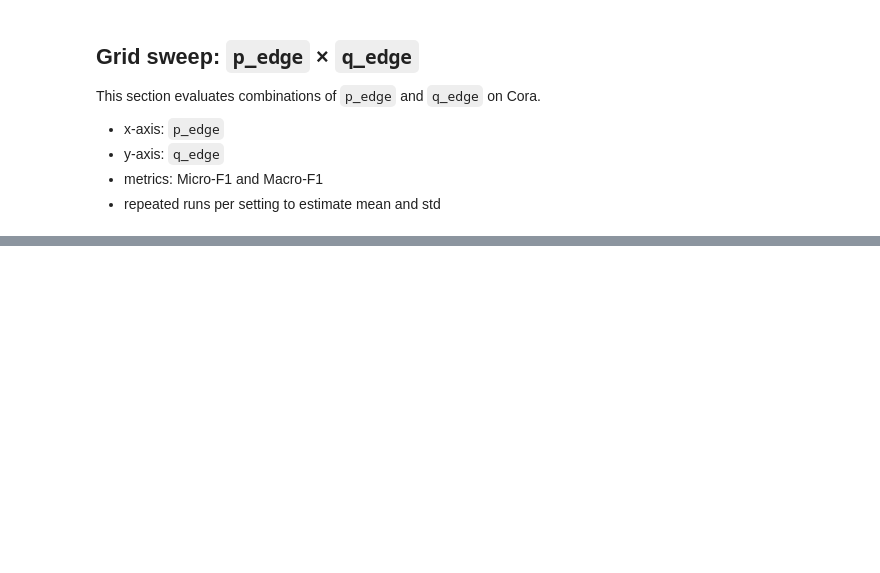
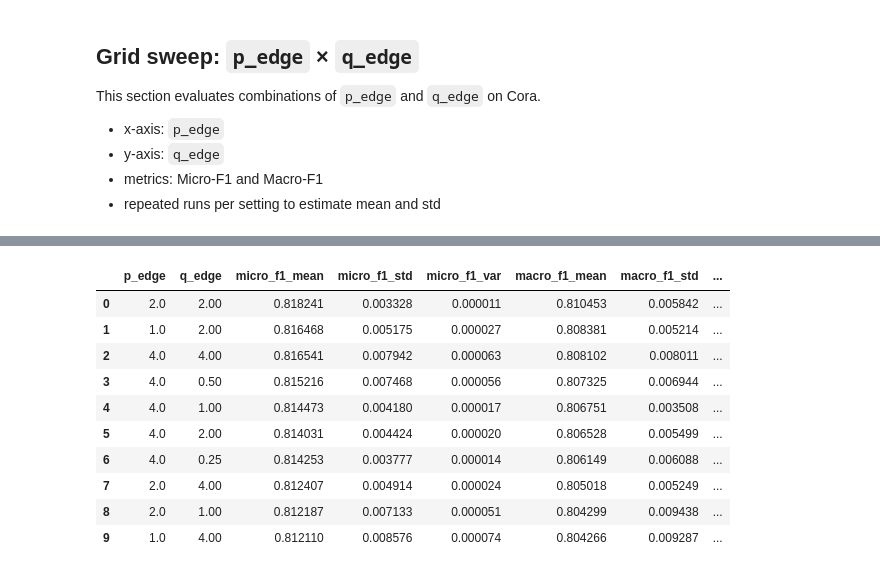
Before and after one commit to aduntslusine/hypergraphs, a Jupyter notebook: cora_hmrw_qedge_sweep.ipynb, the cells around one changed output, grey strips where cells are left out. Cells and saved outputs as stored; diff of their text form; code cells hidden in the pictures; blank space fills up the shorter version.

```diff
--- a/cora_hmrw_qedge_sweep.ipynb
+++ b/cora_hmrw_qedge_sweep.ipynb
@@ -383,0 +333,79 @@ results_pq.head(10)
+# %%
+pq_fixed_params = dict(
+    p=1.0,
+    q=1.0,
+    num_walks=10,
+    walk_length=40,
+    window=10,
+    dim=128,
+    workers=1,
+)
+
+p_edge_grid = [0.25, 0.5, 1.0, 2.0, 4.0]
+q_edge_grid = [0.25, 0.5, 1.0, 2.0, 4.0]
+n_repeats_pq = 5
+base_seed_pq = 42
+
+results_dir = Path("results") / "cora"
+results_dir.mkdir(parents=True, exist_ok=True)
+results_pq_path = results_dir / "hmrw_pedge_qedge_grid.csv"
+
+required_cols = [
+    "p_edge", "q_edge",
+    "micro_f1_mean", "micro_f1_std", "micro_f1_var",
+    "macro_f1_mean", "macro_f1_std", "macro_f1_var",
+]
+
+if results_pq_path.exists():
+    results_pq = pd.read_csv(results_pq_path)
+    missing = [c for c in required_cols if c not in results_pq.columns]
+    if missing:
+        raise ValueError(f"Existing file missing columns: {missing}")
+    results_pq["p_edge"] = results_pq["p_edge"].astype(float)
+    results_pq["q_edge"] = results_pq["q_edge"].astype(float)
+    print(f"Loaded existing file: {results_pq_path} ({len(results_pq)} rows)")
+else:
+    results_pq = pd.DataFrame(columns=required_cols)
+    print(f"Starting new file: {results_pq_path}")
+
+completed = {(float(r.p_edge), float(r.q_edge)) for r in results_pq.itertuples(index=False)}
+
+for p_edge in p_edge_grid:
+    for q_edge in q_edge_grid:
+        key = (float(p_edge), float(q_edge))
+        if key in completed:
+            print(f"Skip existing pair p_edge={p_edge}, q_edge={q_edge}")
+            continue
+
+        print(f"Run pair p_edge={p_edge}, q_edge={q_edge}")
+        micro_runs, macro_runs = [], []
+        for rep in range(n_repeats_pq):
+            seed = base_seed_pq + rep
+            X = hmrw_embeddings(H, p_edge=p_edge, q_edge=q_edge, seed=seed, **pq_fixed_params)
+            micro, macro = evaluate_embeddings(X, y, seed=seed)
+            micro_runs.append(micro)
+            macro_runs.append(macro)
+
+        row = {
+            "p_edge": float(p_edge),
+            "q_edge": float(q_edge),
+            "micro_f1_mean": float(np.mean(micro_runs)),
+            "micro_f1_std": float(np.std(micro_runs)),
+            "micro_f1_var": float(np.var(micro_runs)),
+            "macro_f1_mean": float(np.mean(macro_runs)),
+            "macro_f1_std": float(np.std(macro_runs)),
+            "macro_f1_var": float(np.var(macro_runs)),
+        }
+
+        results_pq = pd.concat([results_pq, pd.DataFrame([row])], ignore_index=True)
+        results_pq = results_pq.sort_values(["p_edge", "q_edge"]).drop_duplicates(
+            subset=["p_edge", "q_edge"], keep="last"
+        )
+        results_pq.to_csv(results_pq_path, index=False)
+        completed.add(key)
+        print(f"Saved progress: {len(results_pq)} rows")
+
+results_pq = results_pq.sort_values(["macro_f1_mean", "micro_f1_mean"], ascending=False)
+print(f"Done. Final rows: {len(results_pq)}")
+results_pq.head(10)
+# %% [output]
@@ -384,3 +429,14 @@ results_pq.head(10)
+|  | p_edge | q_edge | micro_f1_mean | micro_f1_std | micro_f1_var | macro_f1_mean | macro_f1_std | ... |
+| 0 | 2.0 | 2.00 | 0.818241 | 0.003328 | 0.000011 | 0.810453 | 0.005842 | ... |
+| 1 | 1.0 | 2.00 | 0.816468 | 0.005175 | 0.000027 | 0.808381 | 0.005214 | ... |
+| 2 | 4.0 | 4.00 | 0.816541 | 0.007942 | 0.000063 | 0.808102 | 0.008011 | ... |
+| 3 | 4.0 | 0.50 | 0.815216 | 0.007468 | 0.000056 | 0.807325 | 0.006944 | ... |
+| 4 | 4.0 | 1.00 | 0.814473 | 0.004180 | 0.000017 | 0.806751 | 0.003508 | ... |
+| 5 | 4.0 | 2.00 | 0.814031 | 0.004424 | 0.000020 | 0.806528 | 0.005499 | ... |
+| 6 | 4.0 | 0.25 | 0.814253 | 0.003777 | 0.000014 | 0.806149 | 0.006088 | ... |
+| 7 | 2.0 | 4.00 | 0.812407 | 0.004914 | 0.000024 | 0.805018 | 0.005249 | ... |
+| 8 | 2.0 | 1.00 | 0.812187 | 0.007133 | 0.000051 | 0.804299 | 0.009438 | ... |
+| 9 | 1.0 | 4.00 | 0.812110 | 0.008576 | 0.000074 | 0.804266 | 0.009287 | ... |
 # %%
 # Bubble plots: color = mean score, marker size = variance
 fig, axes = plt.subplots(1, 2, figsize=(13, 5), sharex=True, sharey=True)
```
Also changed, not shown: parts of 4 cells of this notebook.
